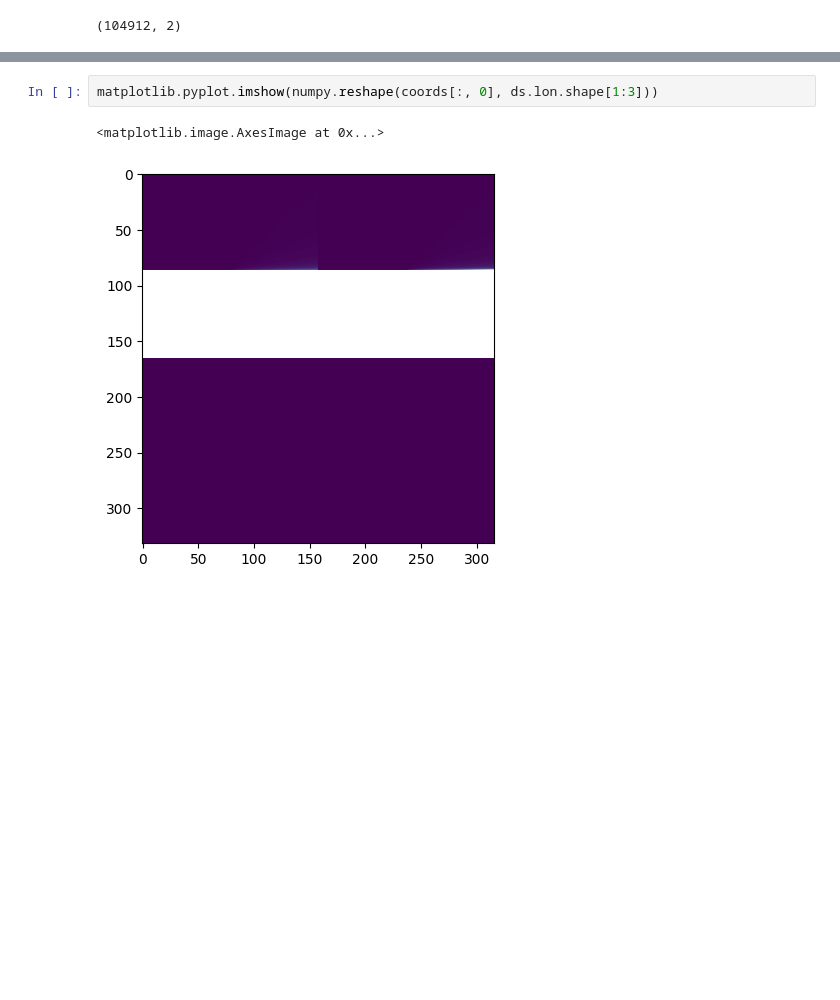
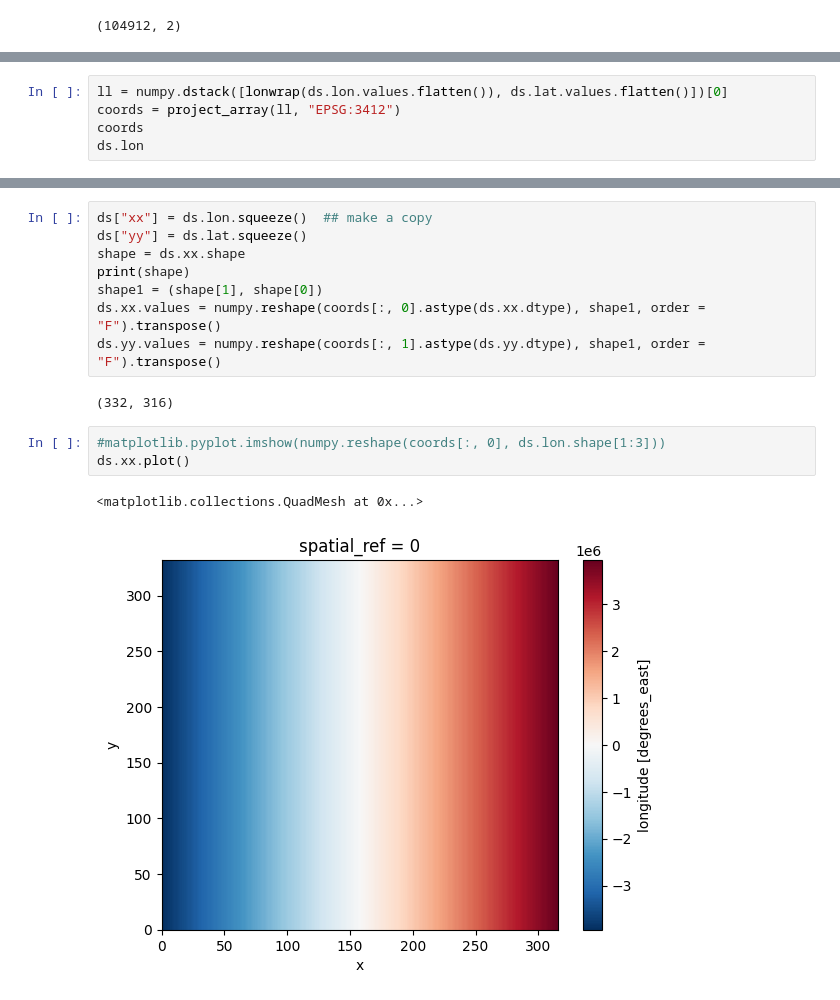
Before and after one commit to mdsumner/jupyproject, a Jupyter notebook: ANetCDFFile.ipynb, the cells around one changed output, grey strips where cells are left out. Drawn from its saved outputs; the diff is of its cells as text; blank space fills up the shorter version.

```diff
--- a/ANetCDFFile.ipynb
+++ b/ANetCDFFile.ipynb
@@ -80,0 +96,5 @@ numpy.reshape(coords[:, 1], ds.lon.shape[1:3]).shape
+# %%
+ll = numpy.dstack([lonwrap(ds.lon.values.flatten()), ds.lat.values.flatten()])[0]
+coords = project_array(ll, "EPSG:3412")
+coords
+ds.lon
@@ -81,6 +117,17 @@ numpy.reshape(coords[:, 1], ds.lon.shape[1:3]).shape
+# %%
+ds["xx"] = ds.lon.squeeze()  ## make a copy
+ds["yy"] = ds.lat.squeeze()
+shape = ds.xx.shape
+print(shape)
+shape1 = (shape[1], shape[0])
+ds.xx.values = numpy.reshape(coords[:, 0].astype(ds.xx.dtype), shape1, order = "F").transpose()
+ds.yy.values = numpy.reshape(coords[:, 1].astype(ds.yy.dtype), shape1, order = "F").transpose()
+# %% [output]
+(332, 316)
 # %%
-matplotlib.pyplot.imshow(numpy.reshape(coords[:, 0], ds.lon.shape[1:3]))
+#matplotlib.pyplot.imshow(numpy.reshape(coords[:, 0], ds.lon.shape[1:3]))
+ds.xx.plot()
 # %% [output]
-<matplotlib.image.AxesImage at 0x...>
+<matplotlib.collections.QuadMesh at 0x...>
-[figure, old version]
+[figure, new version]
 # %%
```
Also changed, not shown: parts of 7 cells of this notebook.
